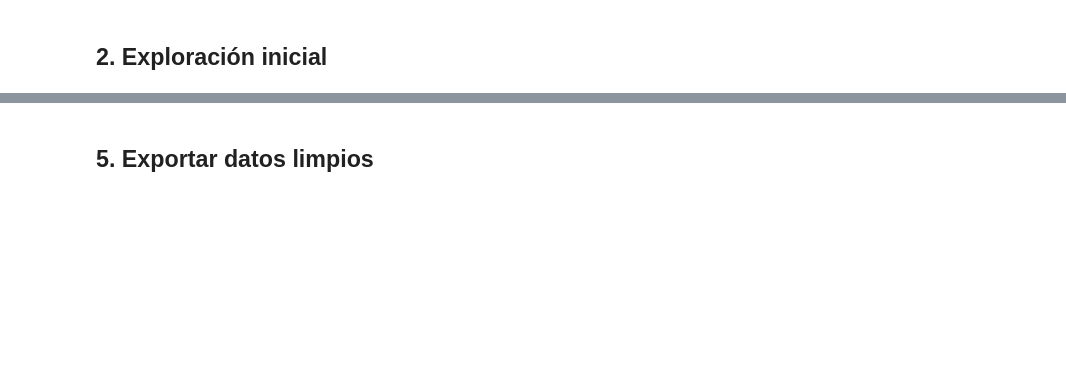
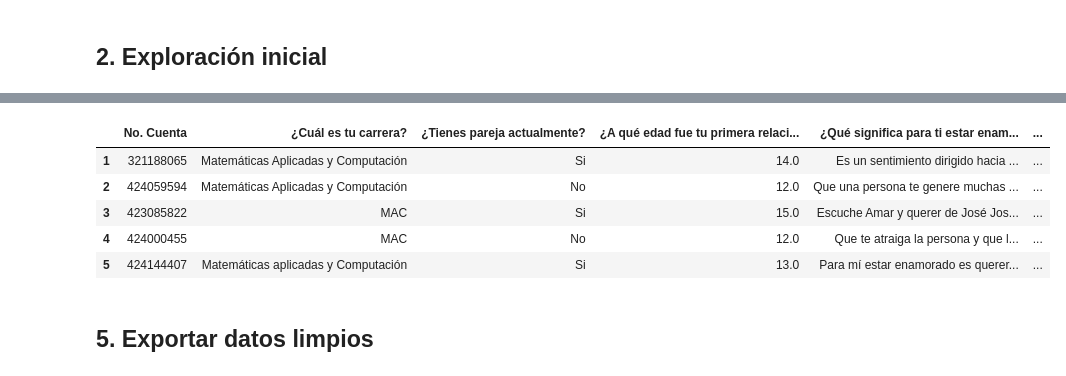
Before and after one commit to Acatlan-SI/LimpiezaData, a Jupyter notebook: notebooks/01_limpieza_datos.ipynb, the cells around one changed output, grey strips where cells are left out. Drawn from its saved outputs; the diff is of its cells as text; code cells hidden in the pictures; blank space fills up the shorter version.

```diff
--- a/notebooks/01_limpieza_datos.ipynb
+++ b/notebooks/01_limpieza_datos.ipynb
@@ -38,6 +106,14 @@ df.describe(include="all")
 # %%
-# Valores nulos por columna
-df.isnull().sum().sort_values(ascending=False)
+# Eliminando la columna del área de conocimiento (todos son de la 1)
+# Eliminando la columna del semestre, todos son de 7mo
+df = df.drop(columns=[df.columns[1], df.columns[3]])
+# %% [output]
+|  | No. Cuenta | ¿Cuál es tu carrera? | ¿Tienes pareja actualmente? | ¿A qué edad fue tu primera relaci... | ¿Qué significa para ti estar enam... | ... |
+| 1 | 321188065 | Matemáticas Aplicadas y Computación | Si | 14.0 | Es un sentimiento dirigido hacia ... | ... |
+| 2 | 424059594 | Matemáticas Aplicadas y Computación | No | 12.0 | Que una persona te genere muchas ... | ... |
+| 3 | 423085822 | MAC | Si | 15.0 | Escuche Amar y querer de José Jos... | ... |
+| 4 | 424000455 | MAC | No | 12.0 | Que te atraiga la persona y que l... | ... |
+| 5 | 424144407 | Matemáticas aplicadas y Computación | Si | 13.0 | Para mí estar enamorado es querer... | ... |
 # %% [markdown]
 ## 5. Exportar datos limpios
 # %%
```
Also changed, not shown: parts of 6 cells of this notebook.
